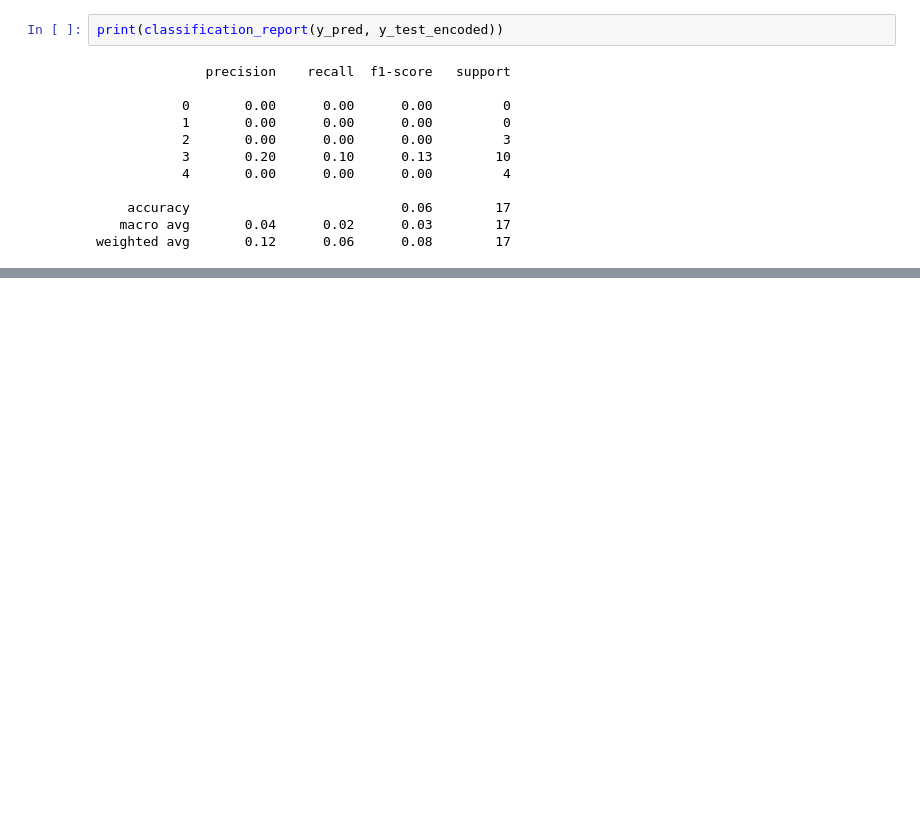
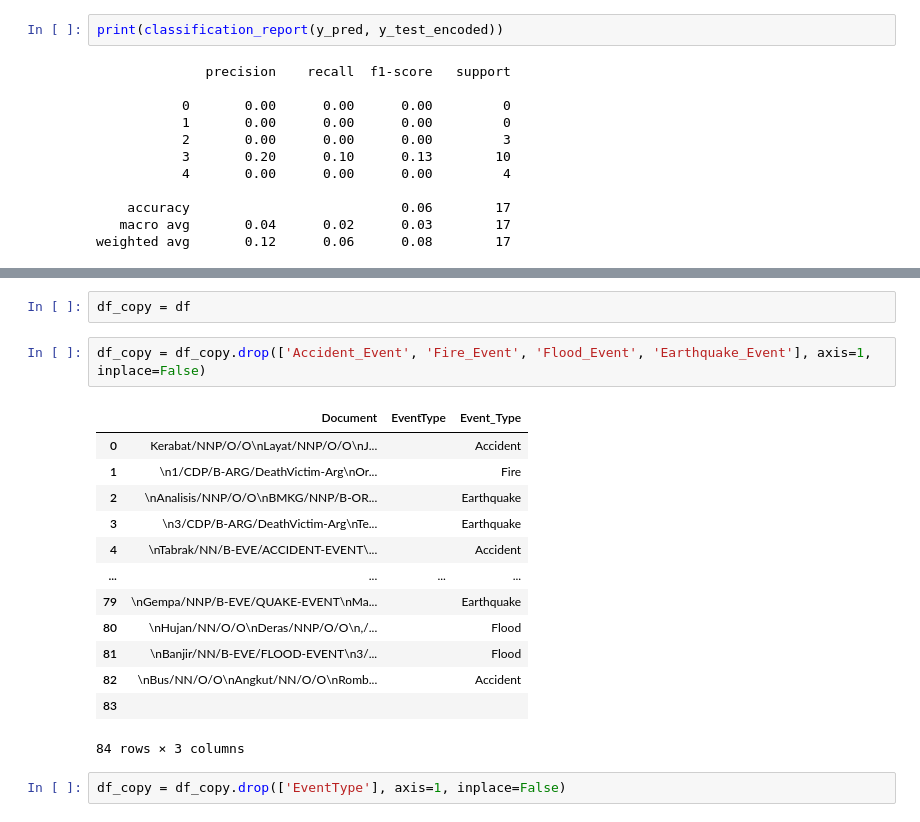
Before and after one commit to azurast/GeoEventExtraction, a Jupyter notebook: geoparse.ipynb, the cells around one changed output, grey strips where cells are left out. Cells and saved outputs as stored; diff of their text form; blank space fills up the shorter version.

Commit message:
transforming dataframe

```diff
--- a/geoparse.ipynb
+++ b/geoparse.ipynb
@@ -526,0 +530,20 @@ weighted avg       0.12      0.06      0.08        17
+# %%
+df_copy = df
+# %%
+df_copy = df_copy.drop(['Accident_Event', 'Fire_Event',	'Flood_Event', 'Earthquake_Event'], axis=1, inplace=False)
+# %% [output]
+|  | Document | EventType | Event_Type |
+| 0 | Kerabat/NNP/O/O\nLayat/NNP/O/O\nJ... |  | Accident |
+| 1 | \n1/CDP/B-ARG/DeathVictim-Arg\nOr... |  | Fire |
+| 2 | \nAnalisis/NNP/O/O\nBMKG/NNP/B-OR... |  | Earthquake |
+| 3 | \n3/CDP/B-ARG/DeathVictim-Arg\nTe... |  | Earthquake |
+| 4 | \nTabrak/NN/B-EVE/ACCIDENT-EVENT\... |  | Accident |
+| ... | ... | ... | ... |
+| 79 | \nGempa/NNP/B-EVE/QUAKE-EVENT\nMa... |  | Earthquake |
+| 80 | \nHujan/NN/O/O\nDeras/NNP/O/O\n,/... |  | Flood |
+| 81 | \nBanjir/NN/B-EVE/FLOOD-EVENT\n3/... |  | Flood |
+| 82 | \nBus/NN/O/O\nAngkut/NN/O/O\nRomb... |  | Accident |
+| 83 |  |  |  |
+84 rows × 3 columns
+# %%
+df_copy = df_copy.drop(['EventType'], axis=1, inplace=False)
```
Also changed, not shown: parts of 12 cells of this notebook.
